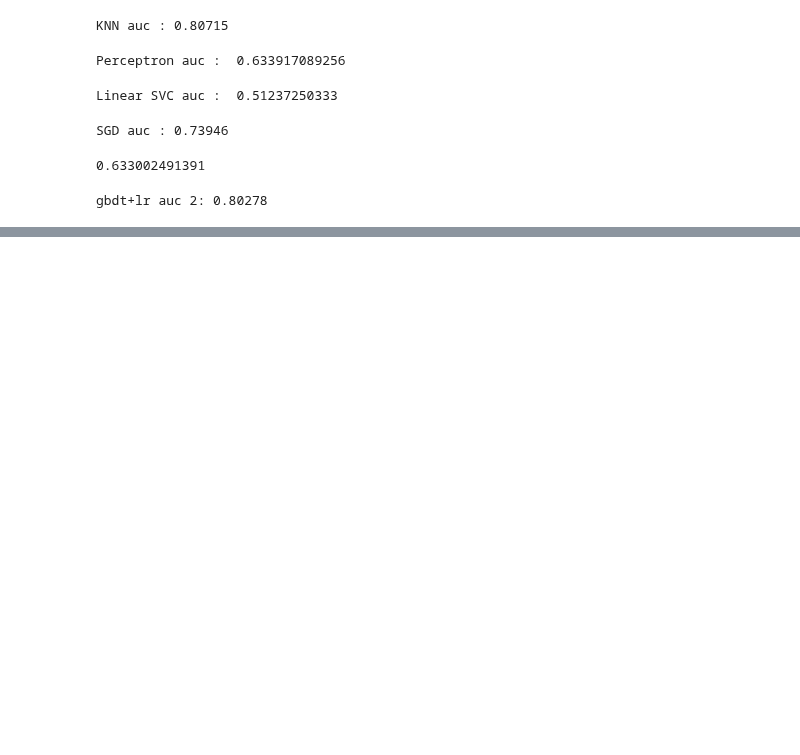
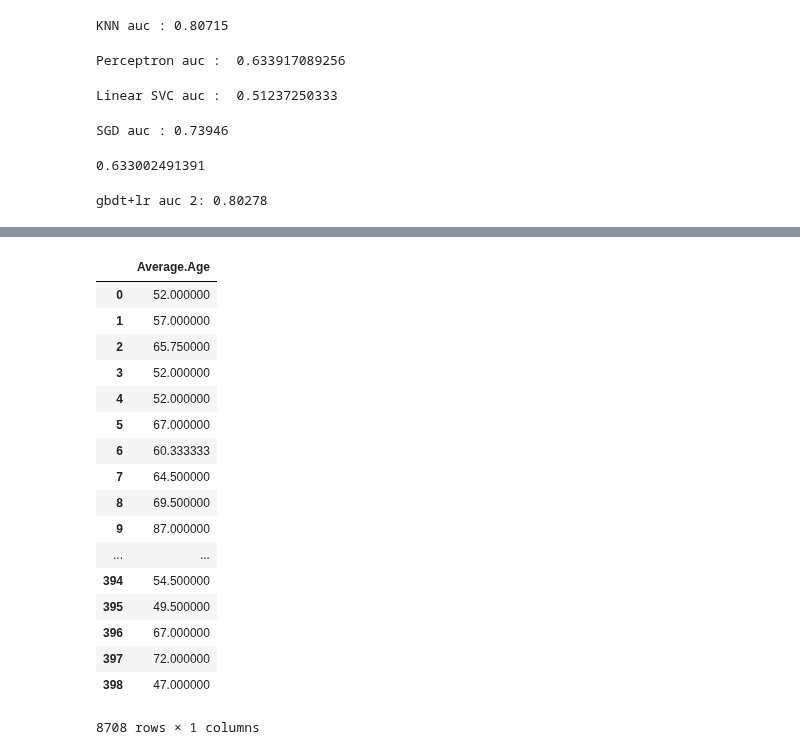
Before and after one commit to 2018HCIntern/2018HCIntern, a Jupyter notebook: GBDT/GBDTtesting.ipynb, the cells around one changed output, grey strips where cells are left out. Drawn from its saved outputs; the diff is of its cells as text; code cells hidden in the pictures; blank space fills up the shorter version.

```diff
--- a/GBDT/GBDTtesting.ipynb
+++ b/GBDT/GBDTtesting.ipynb
@@ -189,0 +181,21 @@ submission.to_csv('grant.csv', index=False)
+# %%
+example.loc[:, example.isnull().any()]
+# %% [output]
+|  | Average.Age |
+| 0 | 52.000000 |
+| 1 | 57.000000 |
+| 2 | 65.750000 |
+| 3 | 52.000000 |
+| 4 | 52.000000 |
+| 5 | 67.000000 |
+| 6 | 60.333333 |
+| 7 | 64.500000 |
+| 8 | 69.500000 |
+| 9 | 87.000000 |
+| ... | ... |
+| 394 | 54.500000 |
+| 395 | 49.500000 |
+| 396 | 67.000000 |
+| 397 | 72.000000 |
+| 398 | 47.000000 |
+8708 rows × 1 columns
```
Also changed, not shown: parts of 17 cells of this notebook, 3 other files.
